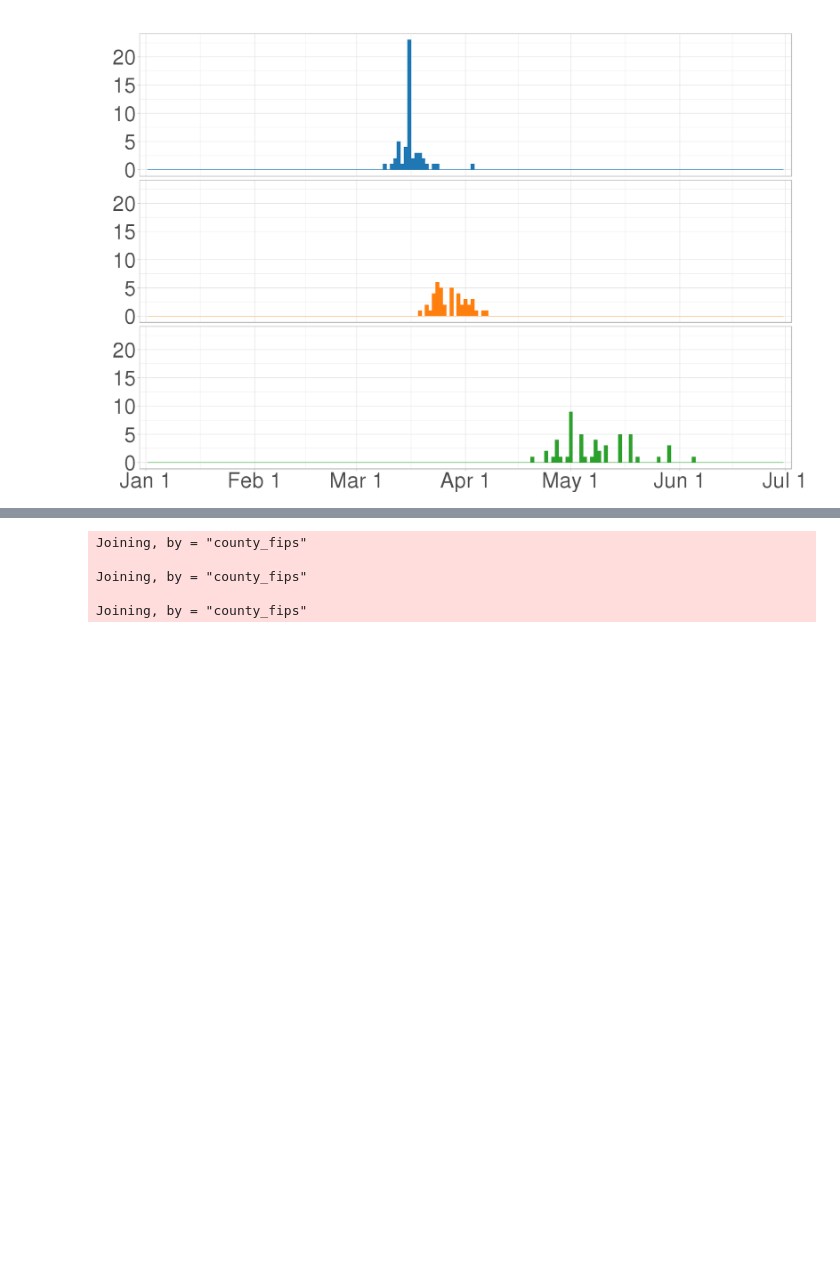
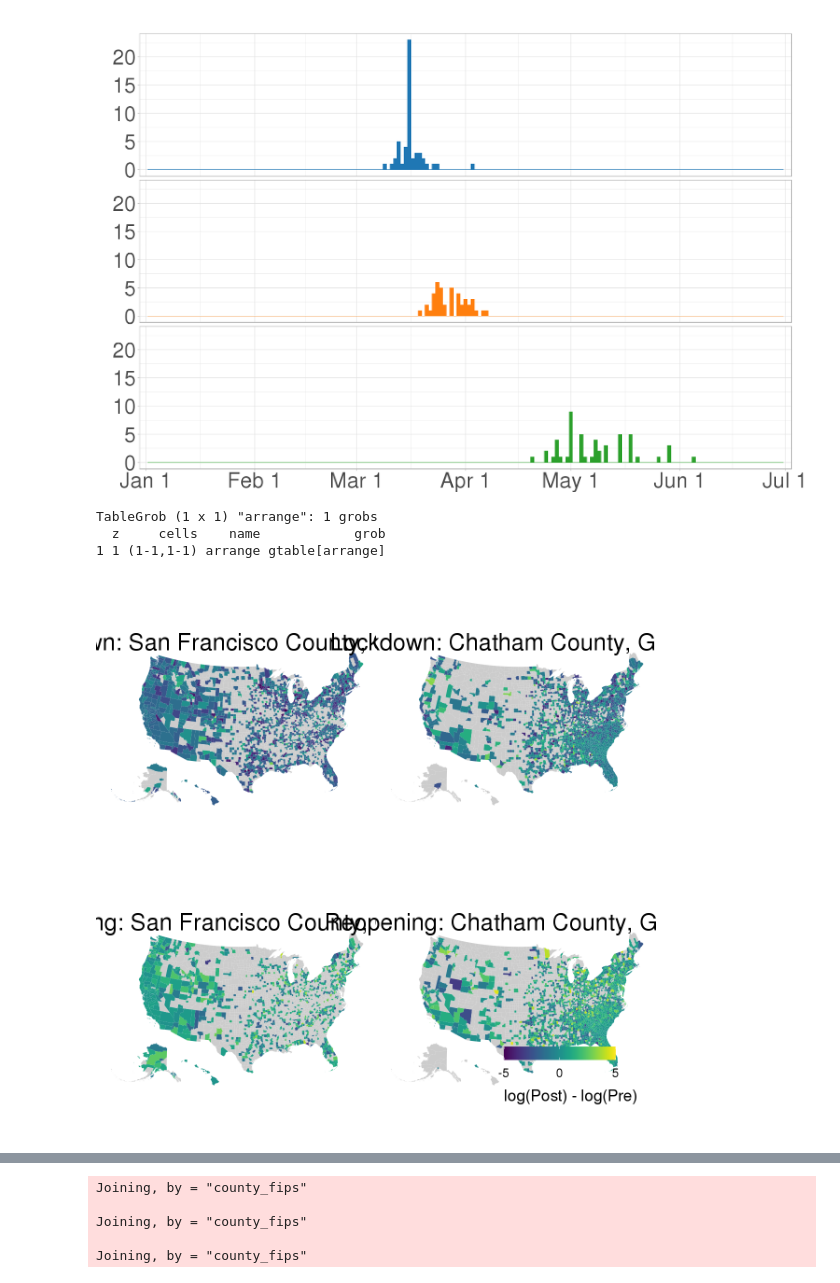
Before and after one commit to mfzhao/covid_peerfx_reopening, a Jupyter notebook: paper_code/3-Fig1.ipynb, the cells around one changed output, grey strips where cells are left out. Saved outputs shown, nothing was run; the diff lists cells and outputs as text; code cells hidden in the pictures; blank space fills up the shorter version.

Commit message:
updated figure 1+2+3

```diff
--- a/paper_code/3-Fig1.ipynb
+++ b/paper_code/3-Fig1.ipynb
@@ -312,0 +318,10 @@ ggsave('/home/mfzhao/p1/p1b4.svg', p1b4, device = 'svg', width = 5, height = 3,
+# %%
+g2 <- arrangeGrob(grobs = list(p1b1, p1b2, p1b3, p1b4), layout_matrix = lay2)
+p3_new <- grid.arrange(g2)
+p3_new
+ggsave('/home/dholtz/p3_new.pdf', p3_new, device = 'pdf', width = 9, height = 6, scale = 2)
+# %% [output]
+TableGrob (1 x 1) "arrange": 1 grobs
+  z     cells    name            grob
+1 1 (1-1,1-1) arrange gtable[arrange]
+[figure, added]
```
Also changed, not shown: parts of 5 cells of this notebook.
